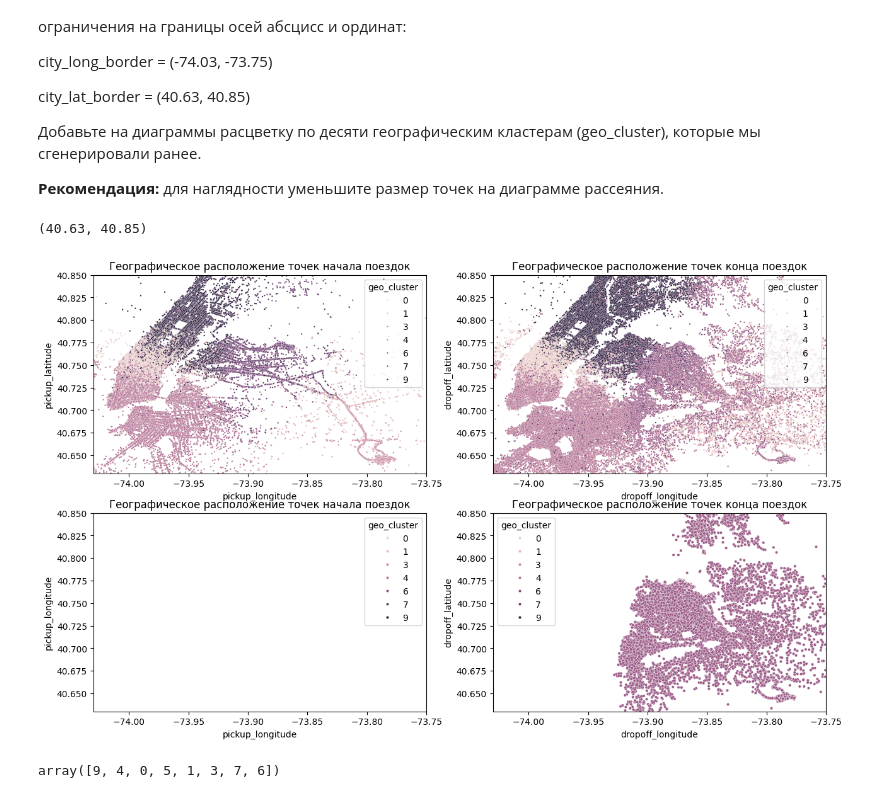
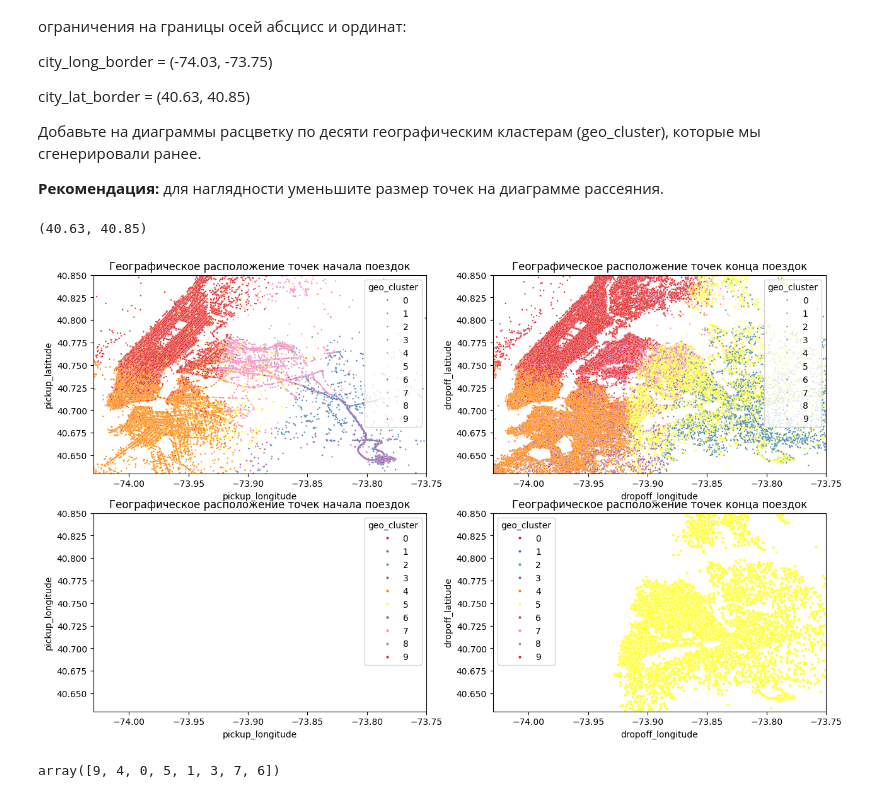
Before and after one commit to andreyshveduke/Project_5._NY_taxi_trip_duration, a Jupyter notebook: Project-5.ipynb, the cells around one changed output. Cells and saved outputs as stored; diff of their text form; code cells hidden in the pictures.

```diff
--- a/Project-5.ipynb
+++ b/Project-5.ipynb
@@ -865,38 +865,38 @@ city_lat_border = (40.63, 40.85)
 
 # географическое расположение точек начала поездок
 fig, axes = plt.subplots(nrows=2, ncols=2, figsize=(15, 9))
-scatter = sns.scatterplot(data = taxi_data, x = 'pickup_longitude', y = 'pickup_latitude', ax=axes[0][0], hue = 'geo_cluster', s = 3)
+scatter = sns.scatterplot(data = taxi_data, x = 'pickup_longitude', y = 'pickup_latitude', ax=axes[0][0], hue = 'geo_cluster', s = 3, palette = 'Set1')
 scatter.set_title('Географическое расположение точек начала поездок')
 scatter.set(xlabel = 'pickup_longitude', ylabel = 'pickup_latitude')
 scatter.set_xlim (city_long_border)
 scatter.set_ylim (city_lat_border)
 
 #расположение точек завершения поездок
-scatter = sns.scatterplot(data = taxi_data, x = 'dropoff_longitude', y = 'dropoff_latitude', ax=axes[0][1], hue = 'geo_cluster', s = 3)
+scatter = sns.scatterplot(data = taxi_data, x = 'dropoff_longitude', y = 'dropoff_latitude', ax=axes[0][1], hue = 'geo_cluster', s = 3, palette = 'Set1')
 scatter.set_title('Географическое расположение точек конца поездок')
 scatter.set(xlabel = 'dropoff_longitude', ylabel = 'dropoff_latitude')
 scatter.set_xlim (city_long_border)
 scatter.set_ylim (city_lat_border)
 
 # дополнительно, изучив вопрос в Пачке поищем 8-ой, 2-ой и 5-ый кластеры на графиках
 
 mask = (taxi_data['geo_cluster'] == 8 ) | (taxi_data['geo_cluster'] == 2 ) | (taxi_data['geo_cluster'] == 5)
 
 
-scatter = sns.scatterplot(data = taxi_data, x = taxi_data[mask]['pickup_longitude'], y = taxi_data[mask]['pickup_longitude'], ax=axes[1][0], hue = 'geo_cluster', s = 10)
+scatter = sns.scatterplot(data = taxi_data, x = taxi_data[mask]['pickup_longitude'], y = taxi_data[mask]['pickup_longitude'], ax=axes[1][0], hue = 'geo_cluster', s = 10, palette = 'Set1')
 scatter.set_title('Географическое расположение точек начала поездок')
 scatter.set(xlabel = 'pickup_longitude', ylabel = 'pickup_longitude')
 scatter.set_xlim (city_long_border)
 scatter.set_ylim (city_lat_border)
 
-scatter = sns.scatterplot(data = taxi_data, x = taxi_data[mask]['dropoff_longitude'], y = taxi_data[mask]['dropoff_latitude'], ax=axes[1][1], hue = 'geo_cluster', s = 10)
+scatter = sns.scatterplot(data = taxi_data, x = taxi_data[mask]['dropoff_longitude'], y = taxi_data[mask]['dropoff_latitude'], ax=axes[1][1], hue = 'geo_cluster', s = 10, palette = 'Set1')
 scatter.set_title('Географическое расположение точек конца поездок')
 scatter.set(xlabel = 'dropoff_longitude', ylabel = 'dropoff_latitude')
 scatter.set_xlim (city_long_border)
 scatter.set_ylim (city_lat_border)
 # %% [output]
 (40.63, 40.85)
-[figure, old version]
+[figure, new version]
 # %%
 # по легенде графиков ничего не понятно , давайте просто применим фильтр
 
```
